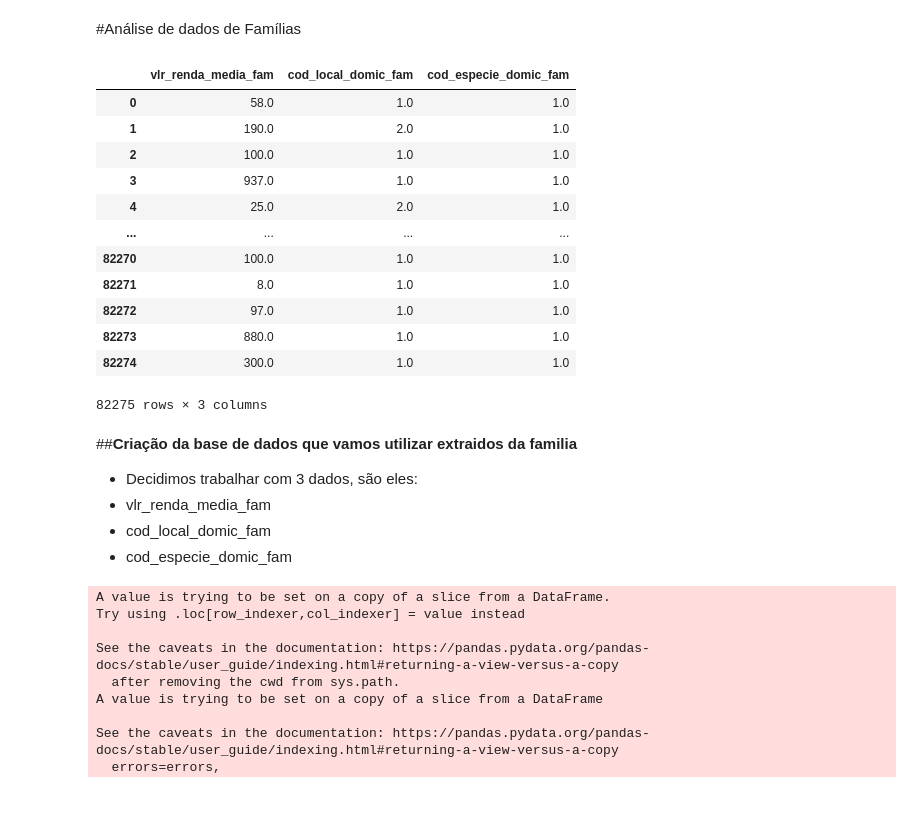
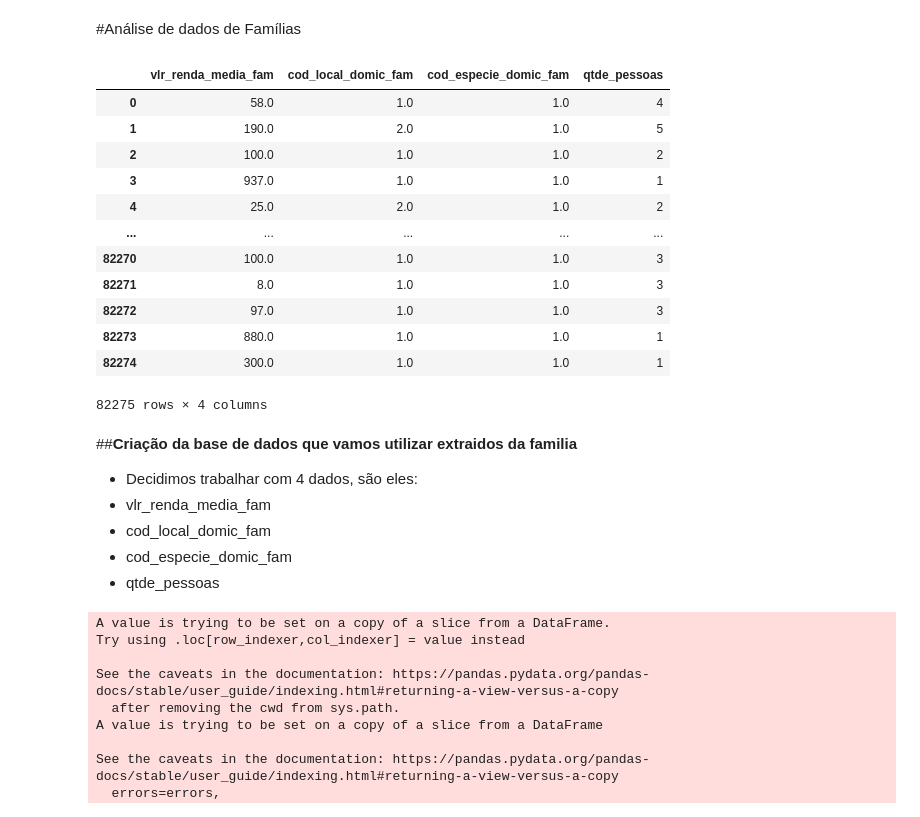
Before and after one commit to FranciscoJSSantos/Analise_de_Dados_do_Bolsa_Familia, a Jupyter notebook: Analise_de_Dados_do_Bolsa_Familia.ipynb, the cells around one changed output. Saved outputs shown, nothing was run; the diff lists cells and outputs as text; code cells hidden in the pictures.

Commit message:
Arrumando um pouco os dados e adicionando as descrições

```diff
--- a/Analise_de_Dados_do_Bolsa_Familia.ipynb
+++ b/Analise_de_Dados_do_Bolsa_Familia.ipynb
@@ -34,29 +34,30 @@ import seaborn as sns
 #Carrega a base de dados de familia
 data_familia = pd.read_csv("/content/drive/MyDrive/Dataset_CadastroUnico_Sergipe/data_familia_sergipe.csv")
 # %%
-df_familia = data_familia.iloc[:,[6,8,9]]
+df_familia = data_familia.iloc[:,[6,8,9,29]]
 
 df_familia
 # %% [output]
-|  | vlr_renda_media_fam | cod_local_domic_fam | cod_especie_domic_fam |
-| 0 | 58.0 | 1.0 | 1.0 |
-| 1 | 190.0 | 2.0 | 1.0 |
-| 2 | 100.0 | 1.0 | 1.0 |
-| 3 | 937.0 | 1.0 | 1.0 |
-| 4 | 25.0 | 2.0 | 1.0 |
-| ... | ... | ... | ... |
-| 82270 | 100.0 | 1.0 | 1.0 |
-| 82271 | 8.0 | 1.0 | 1.0 |
-| 82272 | 97.0 | 1.0 | 1.0 |
-| 82273 | 880.0 | 1.0 | 1.0 |
-| 82274 | 300.0 | 1.0 | 1.0 |
+|  | vlr_renda_media_fam | cod_local_domic_fam | cod_especie_domic_fam | qtde_pessoas |
+| 0 | 58.0 | 1.0 | 1.0 | 4 |
+| 1 | 190.0 | 2.0 | 1.0 | 5 |
+| 2 | 100.0 | 1.0 | 1.0 | 2 |
+| 3 | 937.0 | 1.0 | 1.0 | 1 |
+| 4 | 25.0 | 2.0 | 1.0 | 2 |
+| ... | ... | ... | ... | ... |
+| 82270 | 100.0 | 1.0 | 1.0 | 3 |
+| 82271 | 8.0 | 1.0 | 1.0 | 3 |
+| 82272 | 97.0 | 1.0 | 1.0 | 3 |
+| 82273 | 880.0 | 1.0 | 1.0 | 1 |
+| 82274 | 300.0 | 1.0 | 1.0 | 1 |
-82275 rows × 3 columns
+82275 rows × 4 columns
 # %% [markdown]
 ##**Criação da base de dados que vamos utilizar extraidos da familia**
-- Decidimos trabalhar com 3 dados, são eles:
+- Decidimos trabalhar com 4 dados, são eles:
  - vlr_renda_media_fam
  - cod_local_domic_fam
  - cod_especie_domic_fam
+ - qtde_pessoas
 # %%
 ###obs: rodar uma vez, depois da primeira vez vai dar erro
 
```
Also changed, not shown: parts of 30 cells of this notebook.
